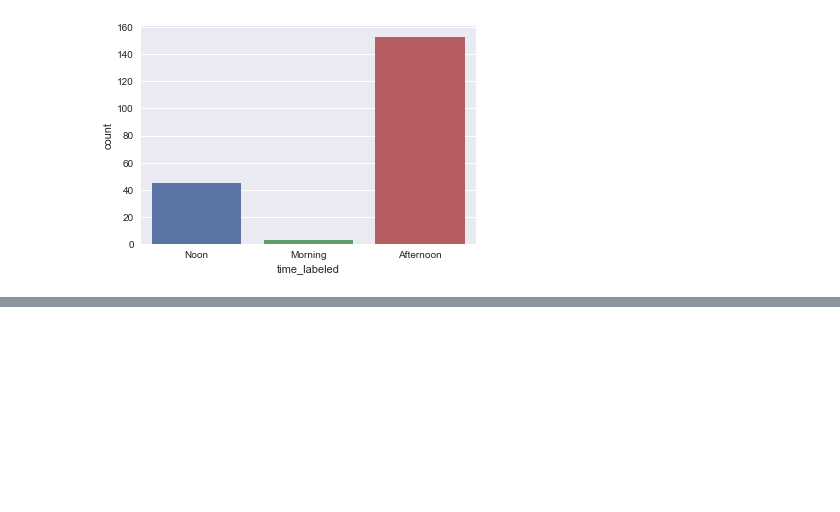
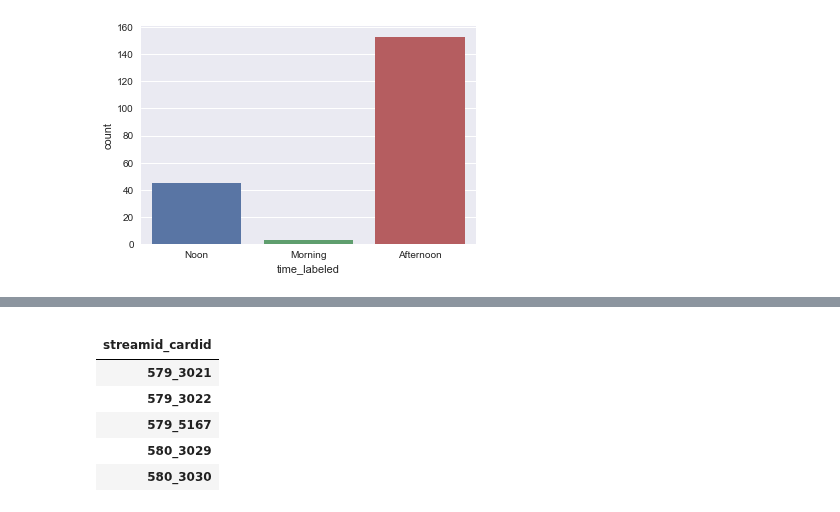
Before and after one commit to ace-racer/ContextualRecommender, a Jupyter notebook: hybird_recommender/Process raw stream views.ipynb, the cells around one changed output, grey strips where cells are left out. Saved outputs shown, nothing was run; the diff lists cells and outputs as text; code cells hidden in the pictures; blank space fills up the shorter version.

```diff
--- a/hybird_recommender/Process raw stream views.ipynb
+++ b/hybird_recommender/Process raw stream views.ipynb
@@ -155,0 +172,12 @@ ax = sns.countplot(x="time_labeled", data=stream_views_df[stream_views_df["USERI
+# %%
+user_views_grouped_df = user_views_df.groupby("streamid_cardid").agg('count')
+# %%
+user_views_grouped_df.head()
+# %% [output]
+|  |
+| streamid_cardid |
+| 579_3021 |
+| 579_3022 |
+| 579_5167 |
+| 580_3029 |
+| 580_3030 |
```
Also changed, not shown: parts of 4 cells of this notebook.
